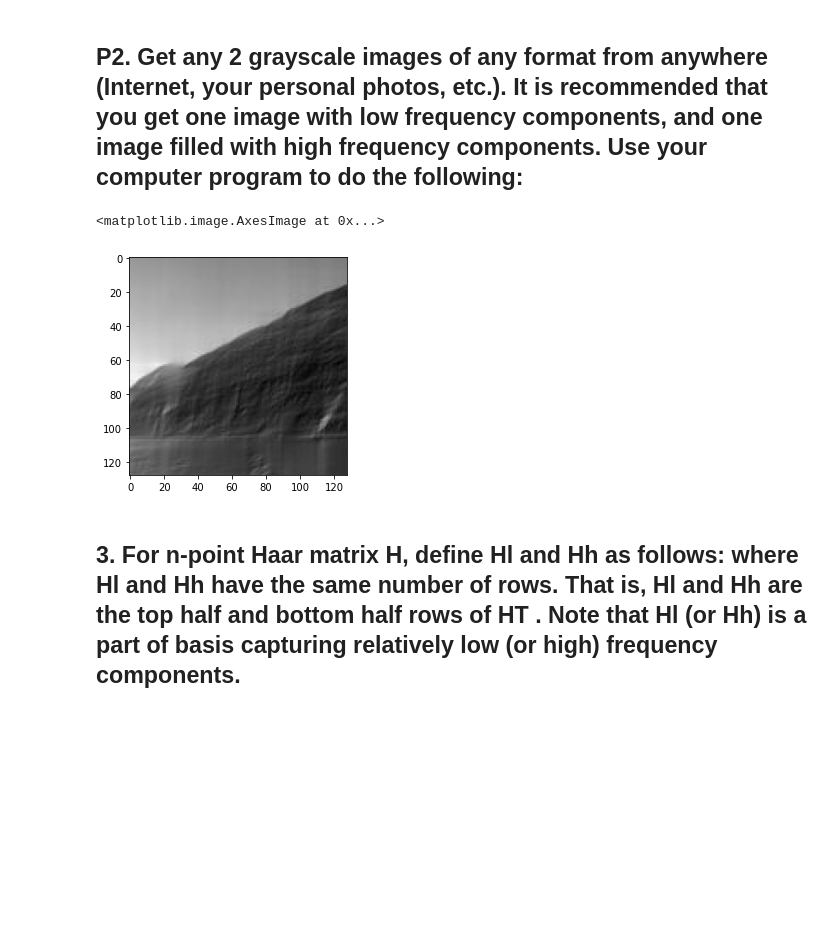
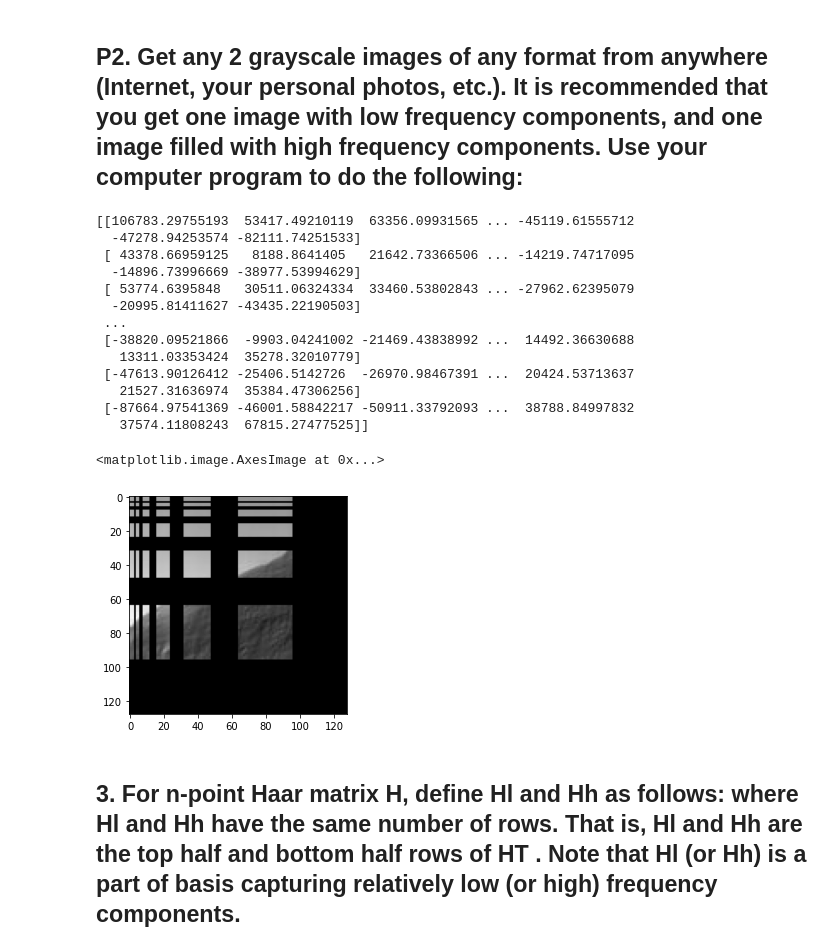
Before and after one commit to wooyounggggg/Linear-Algebra-project, a Jupyter notebook: ImageCompression/source/ImageCompression.ipynb, the cells around one changed output. Cells and saved outputs as stored; diff of their text form; code cells hidden in the pictures; blank space fills up the shorter version.

```diff
--- a/ImageCompression/source/ImageCompression.ipynb
+++ b/ImageCompression/source/ImageCompression.ipynb
@@ -8,7 +8,7 @@ from IPython.display import Image
 import matplotlib.pyplot as plt
 from decimal import Decimal
 imageFile1 = pilimg.open('../img/Gray_Apple.jpeg')
-imageFile2 = pilimg.open('../img/low_freq.jpg')
+imageFile2 = pilimg.open('../img/d.jpg')
 matrixA = np.array(imageFile1)
 matrixLow = np.array(imageFile2)
 plt.title('Original Image')
@@ -199,22 +199,34 @@ and one image filled with high frequency components. Use your computer program t
 following: </h2>
 # %%
 # sol 2.(a) : As k increases, observe the quality of reconstructed image.
-test = getUpperLeftMatrix(matrixB, pow(2,9))
-test = matrixMultiplier([haarMatrix, test ,np.transpose(haarMatrix)])
 convertedMatrixLow = []
 x = 100
 y = 50
 for row in matrixLow :
     convertedMatrixLow.append(row[x:x+128])
 convertedMatrixLow = convertedMatrixLow[y:y+128]
 haar7 = getHaarMatrix(len(convertedMatrixLow))
 convertedMatrixLowB = matrixMultiplier([np.transpose(haar7), convertedMatrixLow, haar7])
-convertedMatrixLowB = getUpperLeftMatrix(convertedMatrixLowB, pow(2, 7))
+print(convertedMatrixLowB)
+convertedMatrixLowB = getUpperLeftMatrix(convertedMatrixLowB, pow(2, 6))
 reConvertedMatrixLow = matrixMultiplier([haar7, convertedMatrixLowB, np.transpose(haar7)])
 plt.imshow(reConvertedMatrixLow, cmap='gray')
 # %% [output]
-<matplotlib.image.AxesImage at 0x...>
+[[106783.29755193  53417.49210119  63356.09931565 ... -45119.61555712
+  -47278.94253574 -82111.74251533]
+ [ 43378.66959125   8188.8641405   21642.73366506 ... -14219.74717095
+  -14896.73996669 -38977.53994629]
+ [ 53774.6395848   30511.06324334  33460.53802843 ... -27962.62395079
+  -20995.81411627 -43435.22190503]
+ ...
+ [-38820.09521866  -9903.04241002 -21469.43838992 ...  14492.36630688
+   13311.03353424  35278.32010779]
+ [-47613.90126412 -25406.5142726  -26970.98467391 ...  20424.53713637
+   21527.31636974  35384.47306256]
+ [-87664.97541369 -46001.58842217 -50911.33792093 ...  38788.84997832
+   37574.11808243  67815.27477525]]
+<matplotlib.image.AxesImage at 0x...>
-[figure, old version]
+[figure, new version]
 # %%
 # sol 2.(b) : Describe any difference between low-freq. image and high-freq. image.
 # %%
```
Also changed, not shown: parts of 6 cells of this notebook, 1 other file.
